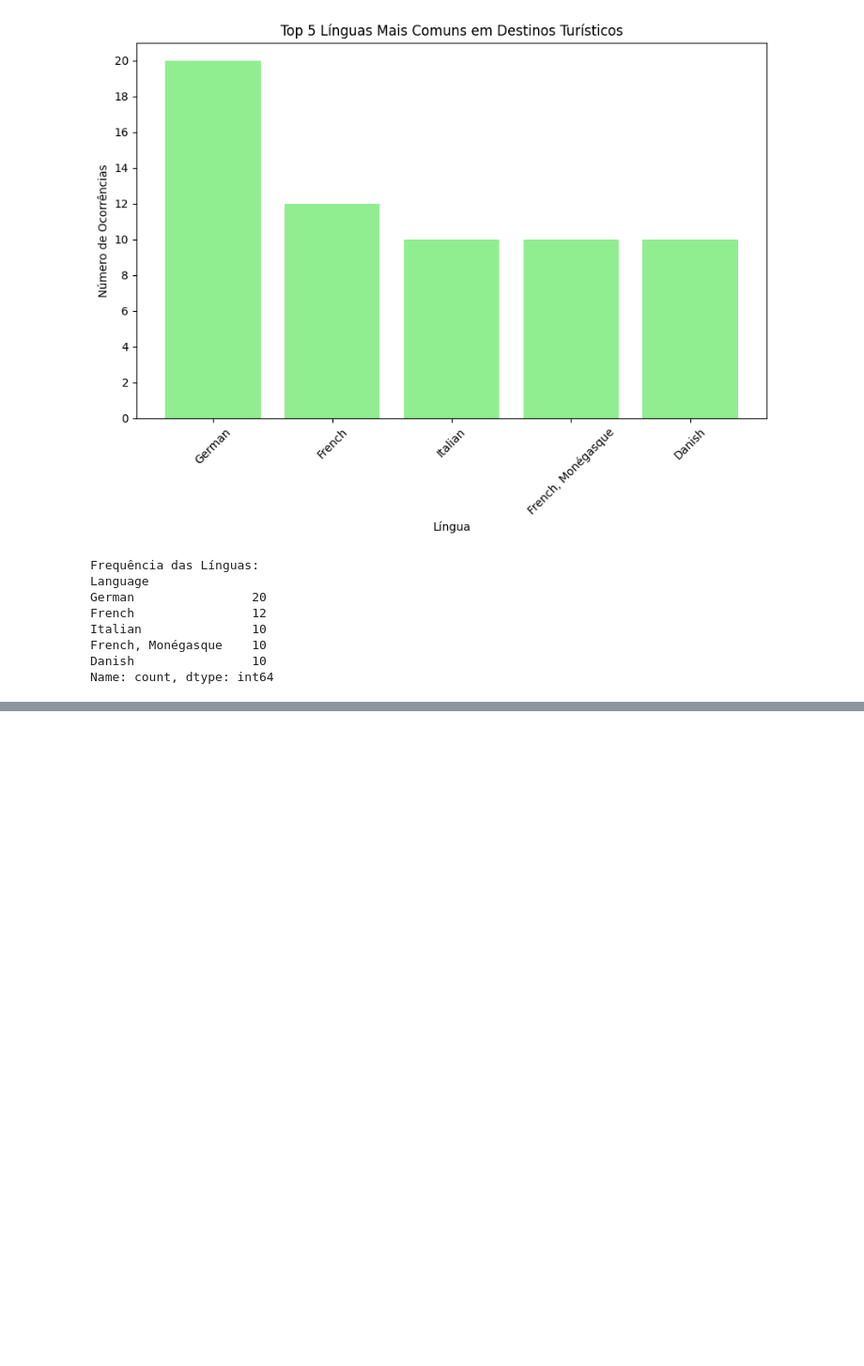
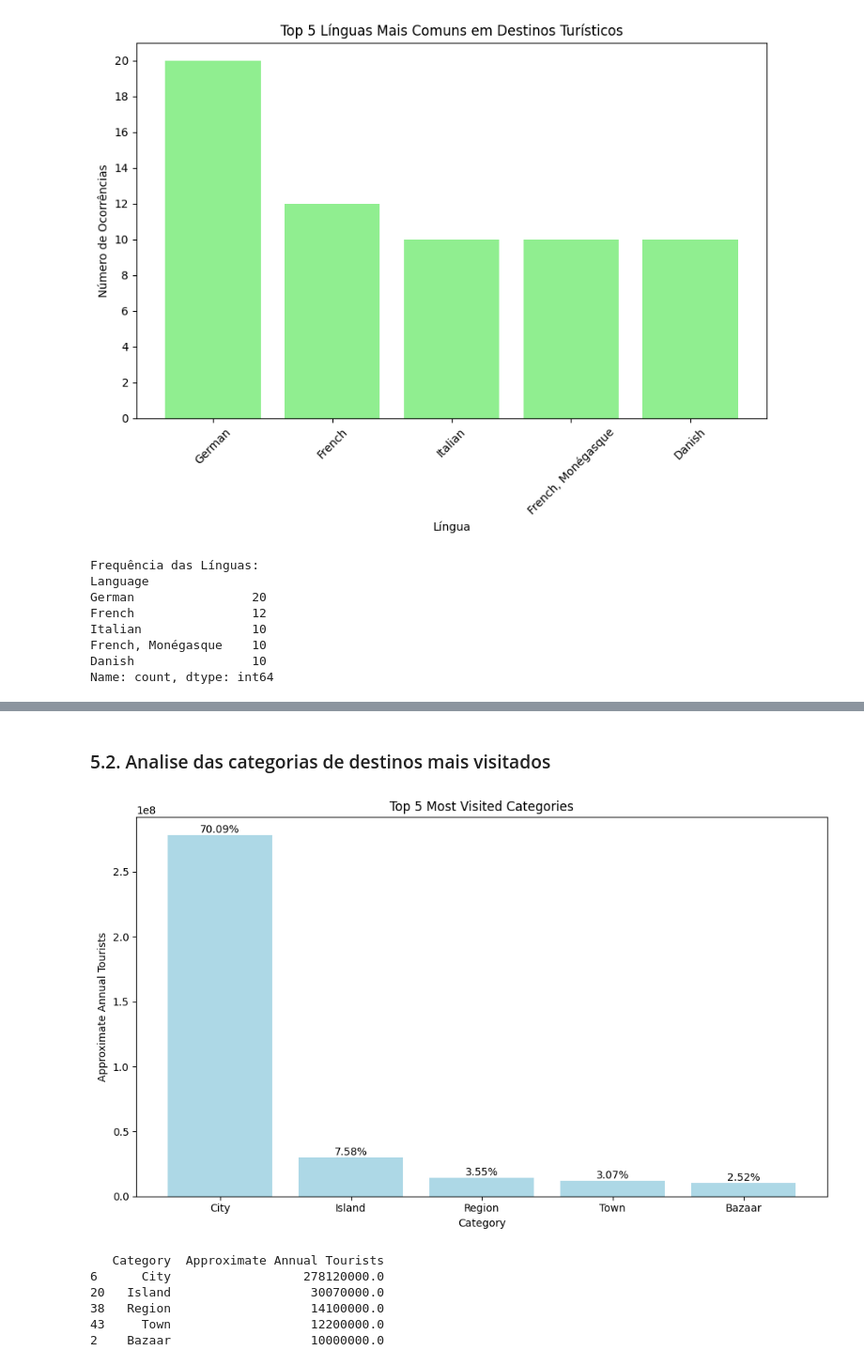
Before and after one commit to ChristopheAbelem/projeto_destiny, a Jupyter notebook: analise_tabela.ipynb, the cells around one changed output, grey strips where cells are left out. Shown at 94% size. Saved outputs shown, nothing was run; the diff lists cells and outputs as text; code cells hidden in the pictures; blank space fills up the shorter version.

```diff
--- a/analise_tabela.ipynb
+++ b/analise_tabela.ipynb
@@ -388,0 +411,37 @@ dtype: int64
+# %% [markdown]
+### 5.2. Analise das categorias de destinos mais visitados
+# %%
+category_counts = df_cleaned.groupby('Category')['Approximate Annual Tourists'].sum().reset_index()
+
+total_tourists = category_counts['Approximate Annual Tourists'].sum()
+category_counts['Percentage'] = (category_counts['Approximate Annual Tourists'] / total_tourists) * 100
+
+top_categories = category_counts.sort_values(by='Approximate Annual Tourists', ascending=False).head(5)
+
+plt.figure(figsize=(10, 6))
+bars = plt.bar(top_categories['Category'], top_categories['Approximate Annual Tourists'], color='lightblue')
+
+for bar, percentage in zip(bars, top_categories['Percentage']):
+    yval = bar.get_height()
+    plt.text(bar.get_x() + bar.get_width()/2, yval, f'{percentage:.2f}%', ha='center', va='bottom')
+
+plt.title('Top 5 Most Visited Categories')
+plt.xlabel('Category')
+plt.ylabel('Approximate Annual Tourists')
+
+plt.tight_layout()
+plt.show()
+
+category_counts = df_cleaned.groupby('Category')['Approximate Annual Tourists'].sum().reset_index()
+
+top_categories = category_counts.sort_values(by='Approximate Annual Tourists', ascending=False).head(5)
+
+print(top_categories)
+# %% [output]
+[figure, added]
+   Category  Approximate Annual Tourists
+6      City                  278120000.0
+20   Island                   30070000.0
+38   Region                   14100000.0
+43     Town                   12200000.0
+2    Bazaar                   10000000.0
```
Also changed, not shown: parts of 31 cells of this notebook.
